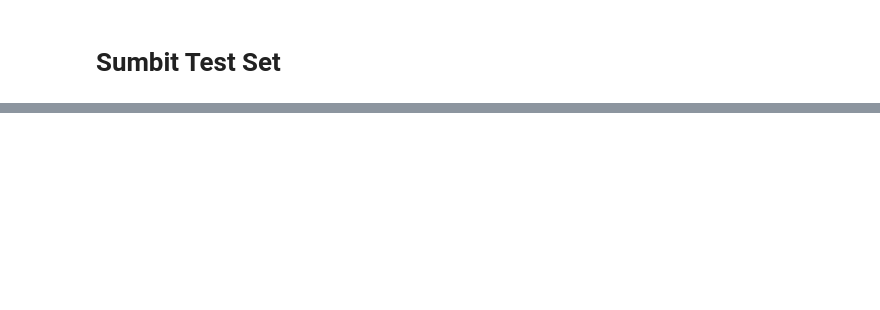
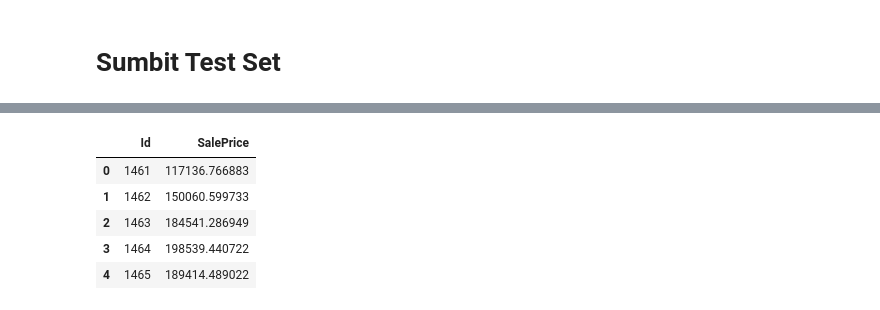
Before and after one commit to gsoosk/HousePrices, a Jupyter notebook: House Price.ipynb, the cells around one changed output, grey strips where cells are left out. Cells and saved outputs as stored; diff of their text form; code cells hidden in the pictures; blank space fills up the shorter version.

```diff
--- a/House Price.ipynb
+++ b/House Price.ipynb
@@ -1188,0 +1281,9 @@ final_prediction.to_csv(answer_csv, index=False)
+# %%
+our_df.head()
+# %% [output]
+|  | Id | SalePrice |
+| 0 | 1461 | 117136.766883 |
+| 1 | 1462 | 150060.599733 |
+| 2 | 1463 | 184541.286949 |
+| 3 | 1464 | 198539.440722 |
+| 4 | 1465 | 189414.489022 |
```
Also changed, not shown: parts of 31 cells of this notebook, 6 other files.
